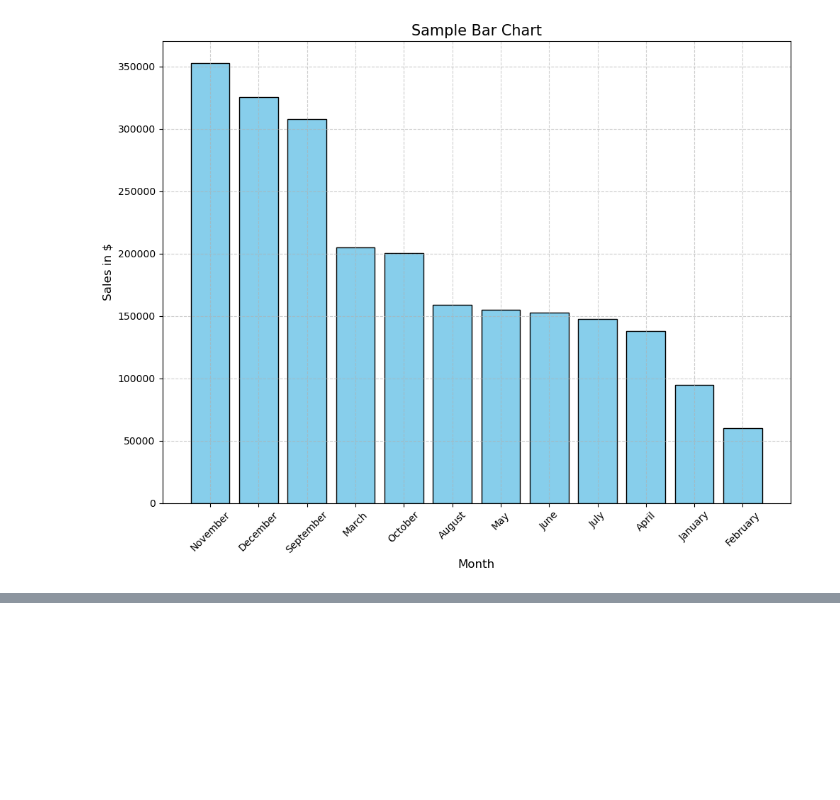
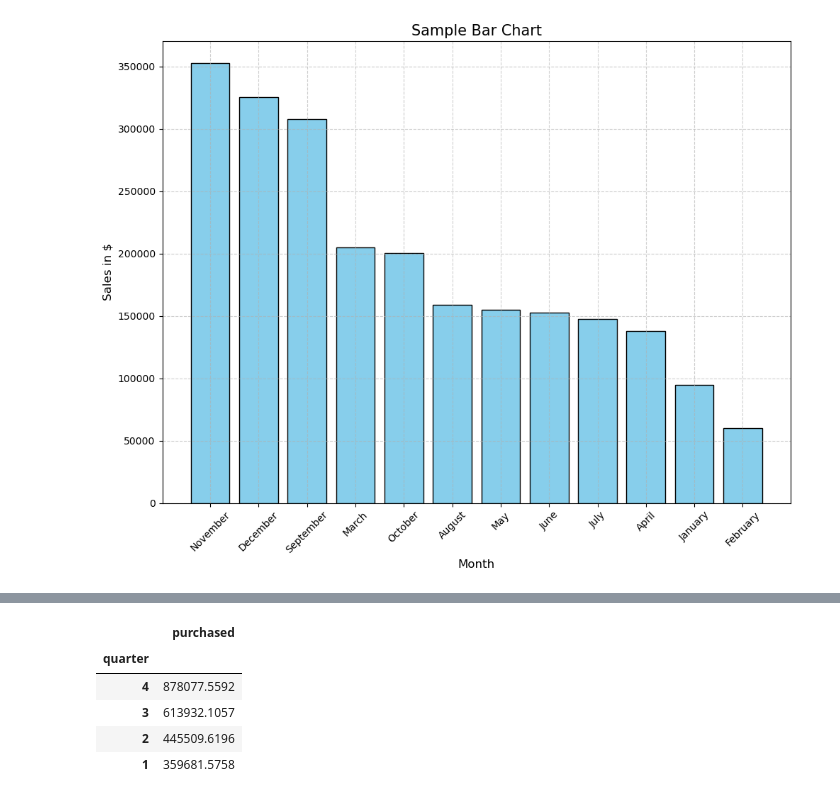
Before and after one commit to Rojhak/BI_analysis, a Jupyter notebook: bi_database.ipynb, the cells around one changed output, grey strips where cells are left out. Saved outputs shown, nothing was run; the diff lists cells and outputs as text; code cells hidden in the pictures; blank space fills up the shorter version.

```diff
--- a/bi_database.ipynb
+++ b/bi_database.ipynb
@@ -597,0 +724,9 @@ plt.show()
+# %%
+quarter_sales
+# %% [output]
+|  | purchased |
+| quarter |  |
+| 4 | 878077.5592 |
+| 3 | 613932.1057 |
+| 2 | 445509.6196 |
+| 1 | 359681.5758 |
```
Also changed, not shown: parts of 5 cells of this notebook.
